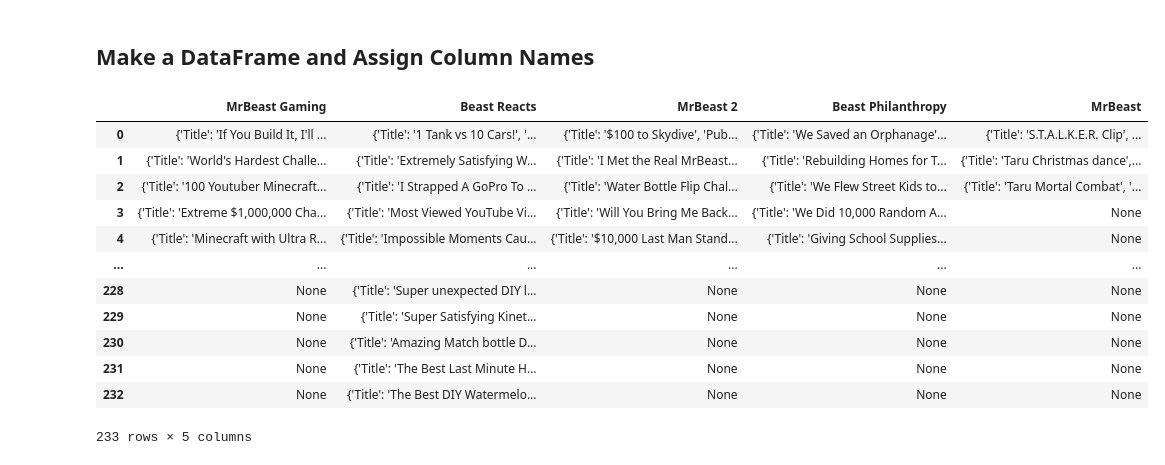
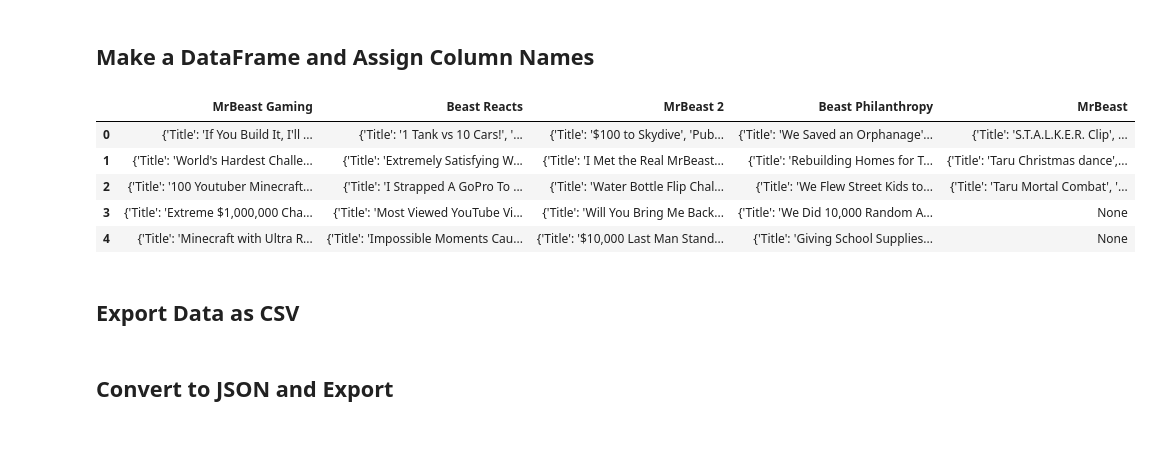
Before and after one commit to TrustyBeard/YouTube-Insights, a Jupyter notebook: YouTube API Queries.ipynb, the cells around one changed output. Drawn from its saved outputs; the diff is of its cells as text; code cells hidden in the pictures; blank space fills up the shorter version.

```diff
--- a/YouTube API Queries.ipynb
+++ b/YouTube API Queries.ipynb
@@ -241,20 +216,15 @@ beastdata = beastdata.transpose()
 channel_names = ['MrBeast Gaming','Beast Reacts', 'MrBeast 2', 'Beast Philanthropy', 'MrBeast']
 beastdata.columns = channel_names
 # %%
-# beastdata
+beastdata.head()
 # %% [output]
 |  | MrBeast Gaming | Beast Reacts | MrBeast 2 | Beast Philanthropy | MrBeast |
 | 0 | {'Title': 'If You Build It, I'll ... | {'Title': '1 Tank vs 10 Cars!', '... | {'Title': '$100 to Skydive', 'Pub... | {'Title': 'We Saved an Orphanage'... | {'Title': 'S.T.A.L.K.E.R. Clip', ... |
 | 1 | {'Title': 'World's Hardest Challe... | {'Title': 'Extremely Satisfying W... | {'Title': 'I Met the Real MrBeast... | {'Title': 'Rebuilding Homes for T... | {'Title': 'Taru Christmas dance',... |
 | 2 | {'Title': '100 Youtuber Minecraft... | {'Title': 'I Strapped A GoPro To ... | {'Title': 'Water Bottle Flip Chal... | {'Title': 'We Flew Street Kids to... | {'Title': 'Taru Mortal Combat', '... |
 | 3 | {'Title': 'Extreme $1,000,000 Cha... | {'Title': 'Most Viewed YouTube Vi... | {'Title': 'Will You Bring Me Back... | {'Title': 'We Did 10,000 Random A... | None |
 | 4 | {'Title': 'Minecraft with Ultra R... | {'Title': 'Impossible Moments Cau... | {'Title': '$10,000 Last Man Stand... | {'Title': 'Giving School Supplies... | None |
-| ... | ... | ... | ... | ... | ... |
-| 228 | None | {'Title': 'Super unexpected DIY l... | None | None | None |
-| 229 | None | {'Title': 'Super Satisfying Kinet... | None | None | None |
-| 230 | None | {'Title': 'Amazing Match bottle D... | None | None | None |
-| 231 | None | {'Title': 'The Best Last Minute H... | None | None | None |
-| 232 | None | {'Title': 'The Best DIY Watermelo... | None | None | None |
-233 rows × 5 columns
+# %% [markdown]
+## Export Data as CSV
 # %%
 #Export Data to CSV
@@ -261,0 +232,2 @@ beastdata.columns = channel_names
+# %% [markdown]
+## Convert to JSON and Export
```
Also changed, not shown: parts of 6 cells of this notebook, 2 other files.
